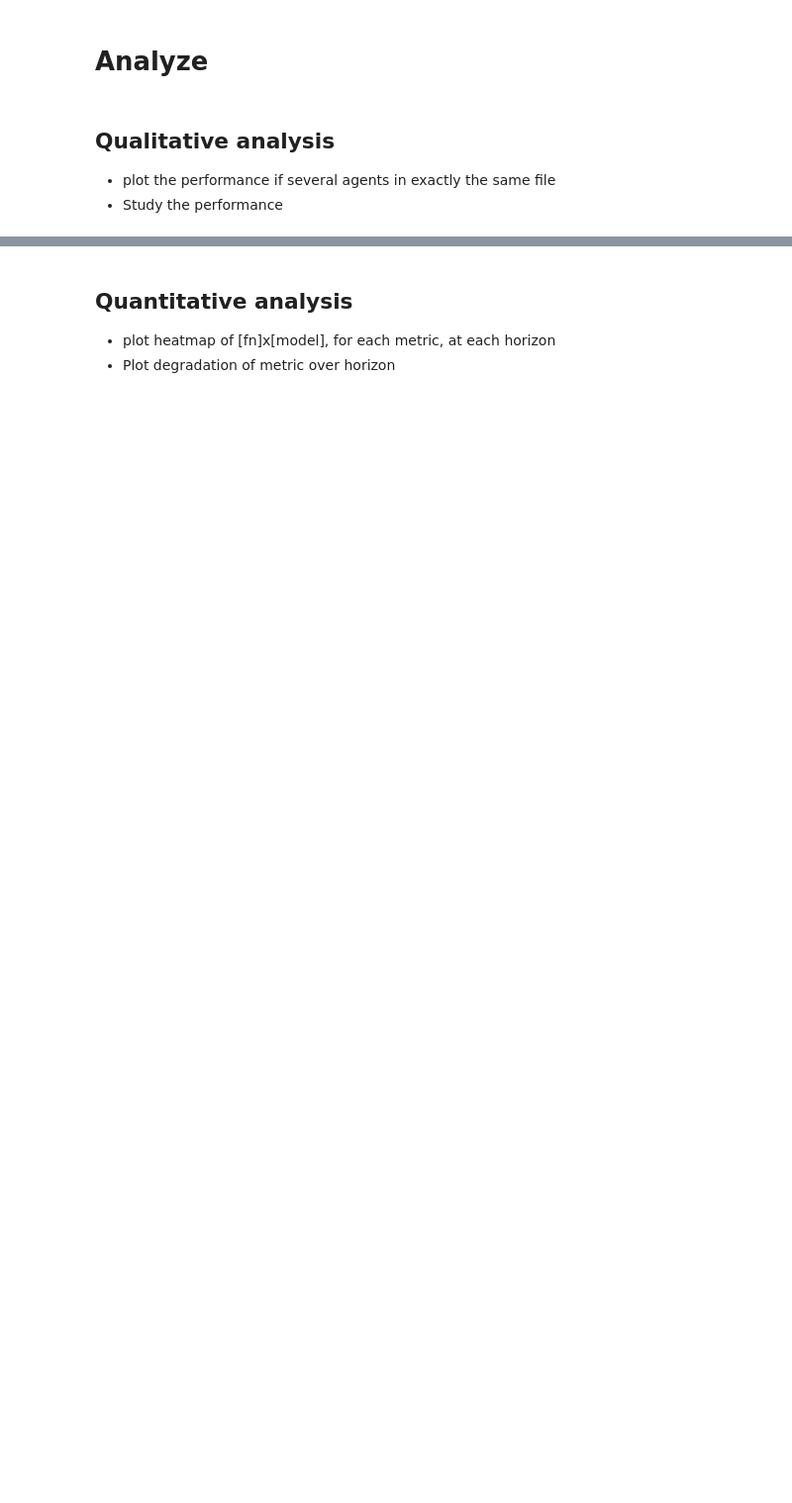
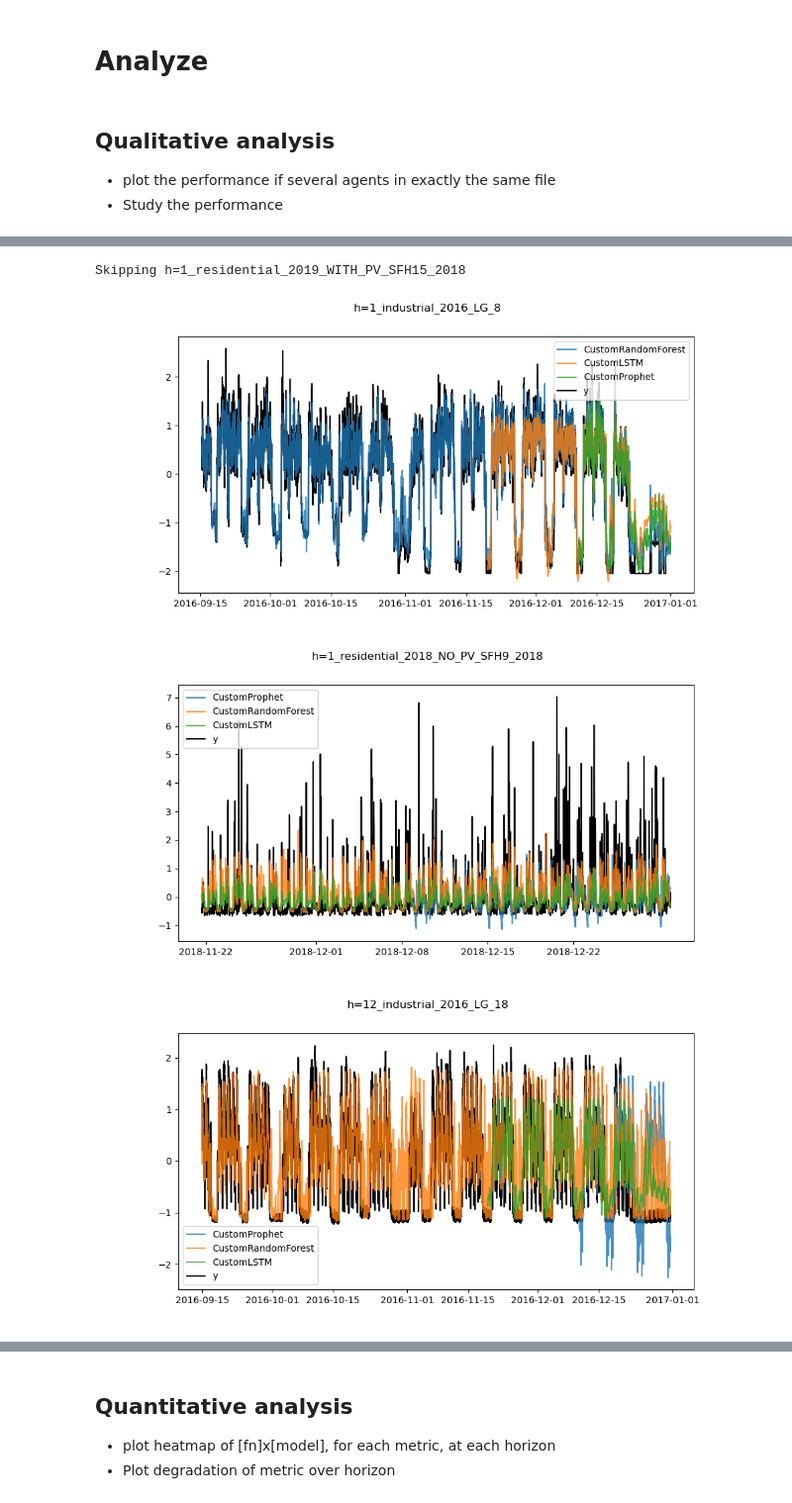
Before and after one commit to Flinverdaasdonk/forecasting, a Jupyter notebook: useful_notebooks/analyze_logs.ipynb, the cells around one changed output, grey strips where cells are left out. Shown at 99% size. Drawn from its saved outputs; the diff is of its cells as text; code cells hidden in the pictures; blank space fills up the shorter version.

```diff
--- a/useful_notebooks/analyze_logs.ipynb
+++ b/useful_notebooks/analyze_logs.ipynb
@@ -328,0 +416,42 @@ IGNORING only_show_test_results, since: 'len(x) < len(train_x)', i.e. too much t
+# %%
+
+for fn in filenames:
+    longest_y = []
+
+    sub_df = model_df[model_df["trained_on"]==fn]
+
+    n = sub_df.shape[0]
+
+    if n == 0:
+        print(f"Skipping {fn}")
+        continue
+
+    fig, ax = plt.subplots(figsize=(10, 5))
+    fig.suptitle(fn)
+
+
+    for i, (idx, row) in enumerate(sub_df.iterrows()):
+        model = row["model"]
+        x = row["test_x"]
+        yhat = row["test_yhat"]
+
+        ax.plot(x, yhat, label=model, alpha=0.8)
+
+
+        y = list(row["test_y"])
+
+        if len(y) > len(longest_y):
+            longest_x = x
+            longest_y = y
+
+    ax.plot(longest_x, longest_y, label="y", color="black", zorder=0)
+
+    #
+    ax.set_xlim()
+
+    ax.legend()
+# %% [output]
+Skipping h=1_residential_2019_WITH_PV_SFH15_2018
+[figure, added]
+[figure, added]
+[figure, added]
```
Also changed, not shown: parts of 23 cells of this notebook.
